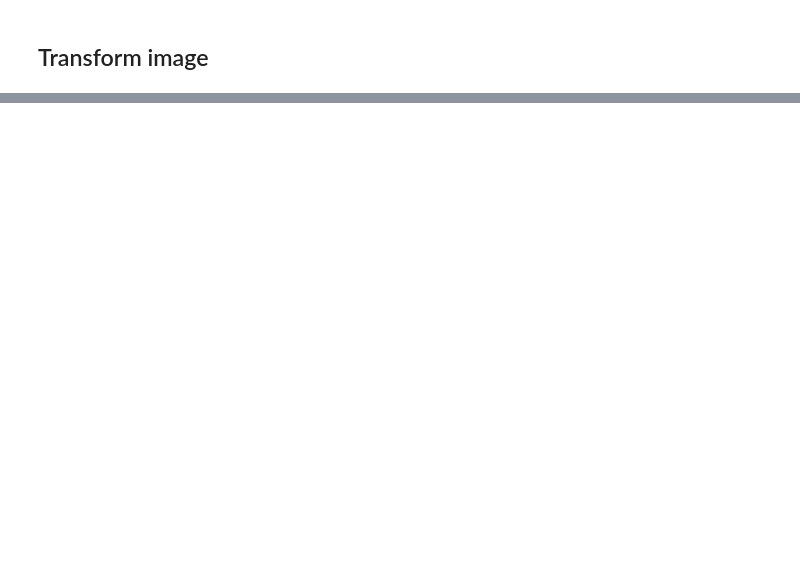
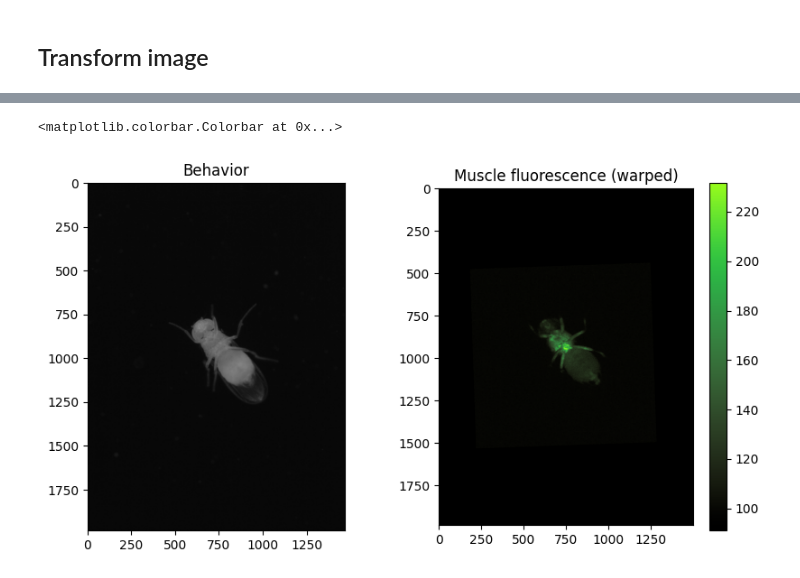
Before and after one commit to NeLy-EPFL/spotlight, a Jupyter notebook: tools/notebooks/warp_test.ipynb, the cells around one changed output, grey strips where cells are left out. Saved outputs shown, nothing was run; the diff lists cells and outputs as text; code cells hidden in the pictures; blank space fills up the shorter version.

```diff
--- a/tools/notebooks/warp_test.ipynb
+++ b/tools/notebooks/warp_test.ipynb
@@ -400,0 +212,35 @@ ax.imshow(overlaid, cmap="gray", vmin=0, vmax=255)
+# %%
+behavior_image_example_path = Path(
+    "~/Data/spotlight/20250509-fly03-003-grade2/behavior_images/behavior_frame_000000000.jpg"
+).expanduser()
+muscle_image_example_path = Path(
+    "~/Data/spotlight/20250509-fly03-003-grade2/muscle_images/muscle_frame_000000000.tif"
+).expanduser()
+
+assert behavior_image_example_path.exists()
+assert muscle_image_example_path.exists()
+
+behavior_image_example = cv2.imread(str(behavior_image_example_path))
+assert len(behavior_image_example.shape) == 3 and behavior_image_example.shape[2] == 3
+behavior_image_example = behavior_image_example[:, :, 0]
+
+muscle_image_example = cv2.imread(str(muscle_image_example_path), cv2.IMREAD_UNCHANGED)
+assert len(muscle_image_example.shape) == 2
+assert muscle_image_example.dtype == np.uint16
+assert muscle_image_example.max() > 0
+# %%
+out = mapping.warp_muscle_image(muscle_image_example, x_stage_mean, y_stage_mean)
+# %%
+fig, axes = plt.subplots(1, 2, figsize=(10, 5))
+axes[0].imshow(behavior_image_example, cmap="gray", vmin=0, vmax=255)
+muscle_q1 = np.percentile(muscle_image_example.flatten(), 1)
+muscle_q9999 = np.percentile(muscle_image_example.flatten(), 99.99)
+muscle_plot = axes[1].imshow(
+    out, cmap=cmasher.nuclear, vmin=muscle_q1, vmax=muscle_q9999
+)
+axes[0].set_title("Behavior")
+axes[1].set_title("Muscle fluorescence (warped)")
+plt.colorbar(muscle_plot)
+# %% [output]
+<matplotlib.colorbar.Colorbar at 0x...>
+[figure, added]
```
Also changed, not shown: parts of 31 cells of this notebook, 6 other files.
